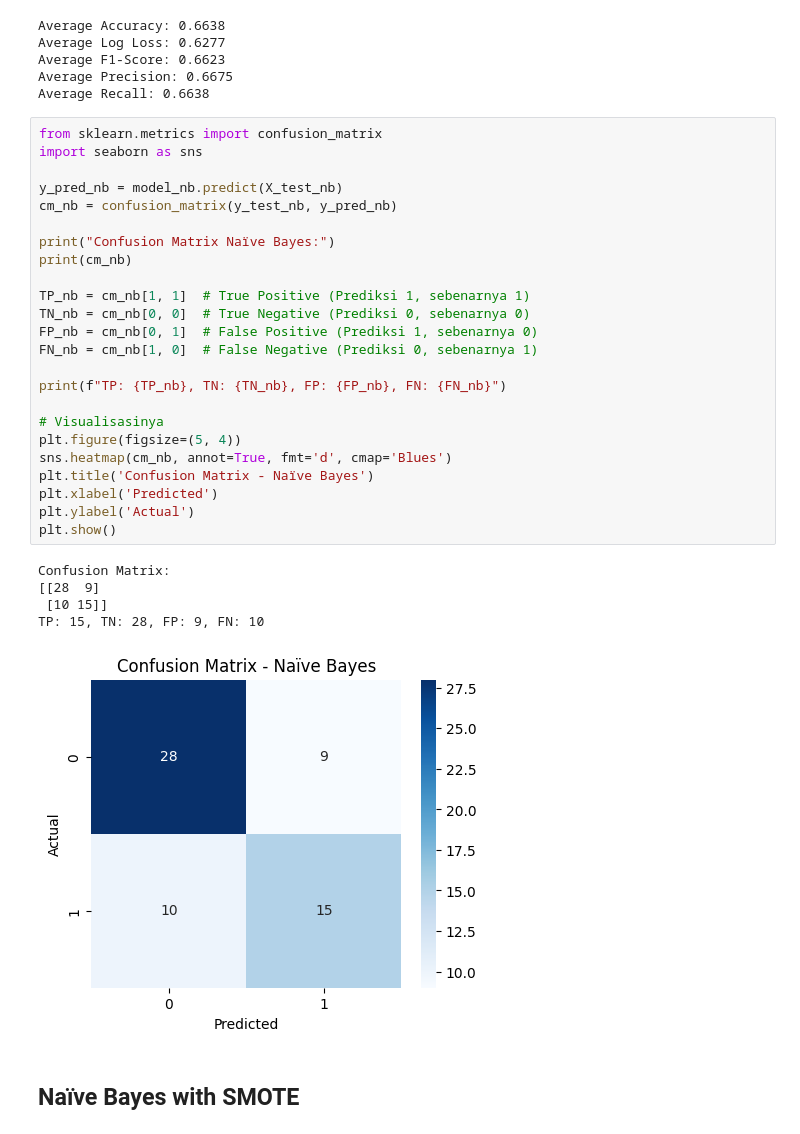
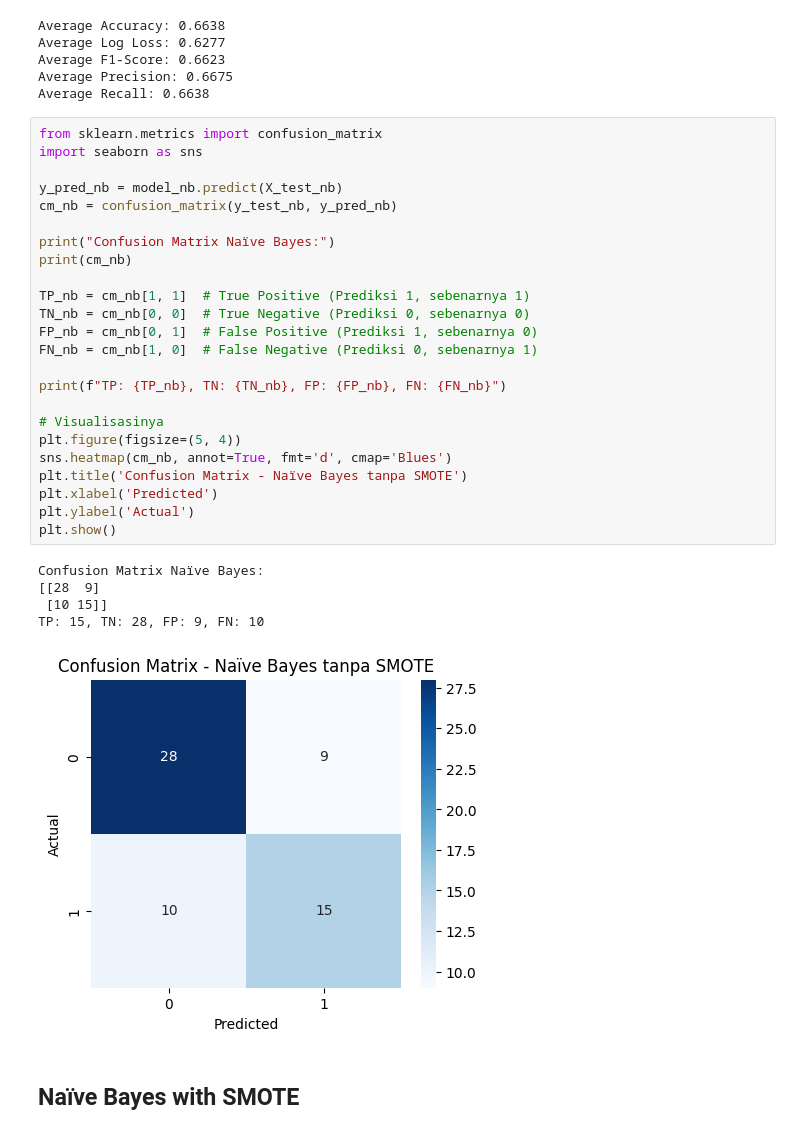
Before and after one commit to yuemway/Prediksi-Penyakit-Jantung, a Jupyter notebook: model/models.ipynb, the cells around one changed output. Cells and saved outputs as stored; diff of their text form.

```diff
--- a/model/models.ipynb
+++ b/model/models.ipynb
@@ -169,33 +169,33 @@ Average Recall: 0.6638
 # %%
 from sklearn.metrics import confusion_matrix
 import seaborn as sns
 
 y_pred_nb = model_nb.predict(X_test_nb)
 cm_nb = confusion_matrix(y_test_nb, y_pred_nb)
 
 print("Confusion Matrix Naïve Bayes:")
 print(cm_nb)
 
 TP_nb = cm_nb[1, 1]  # True Positive (Prediksi 1, sebenarnya 1)
 TN_nb = cm_nb[0, 0]  # True Negative (Prediksi 0, sebenarnya 0)
 FP_nb = cm_nb[0, 1]  # False Positive (Prediksi 1, sebenarnya 0)
 FN_nb = cm_nb[1, 0]  # False Negative (Prediksi 0, sebenarnya 1)
 
 print(f"TP: {TP_nb}, TN: {TN_nb}, FP: {FP_nb}, FN: {FN_nb}")
 
 # Visualisasinya
 plt.figure(figsize=(5, 4))
 sns.heatmap(cm_nb, annot=True, fmt='d', cmap='Blues')
-plt.title('Confusion Matrix - Naïve Bayes')
+plt.title('Confusion Matrix - Naïve Bayes tanpa SMOTE')
 plt.xlabel('Predicted')
 plt.ylabel('Actual')
 plt.show()
 # %% [output]
-Confusion Matrix:
+Confusion Matrix Naïve Bayes:
 [[28  9]
  [10 15]]
 TP: 15, TN: 28, FP: 9, FN: 10
-[figure, old version]
+[figure, new version]
 # %% [markdown]
 ## Naïve Bayes with SMOTE
 # %%
```
Also changed, not shown: parts of 8 cells of this notebook, 5 other files.
